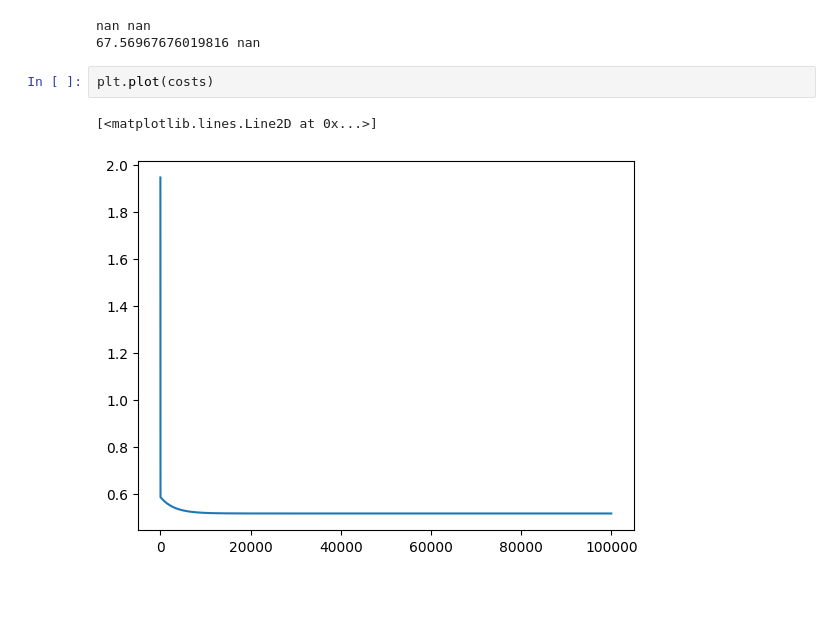
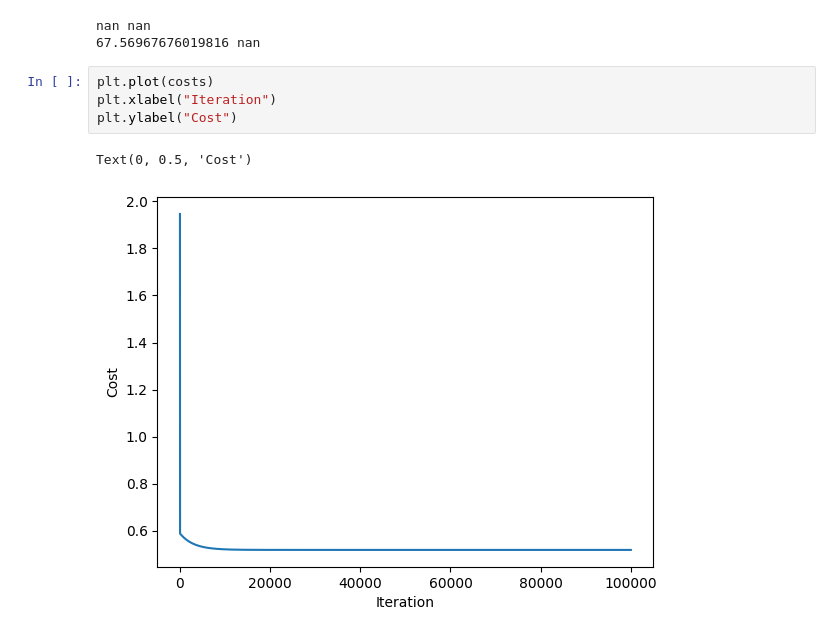
Before and after one commit to swatiagar8906-hash/linear-regression, a Jupyter notebook: linear_regression.ipynb, the cells around one changed output. Saved outputs shown, nothing was run; the diff lists cells and outputs as text; blank space fills up the shorter version.

```diff
--- a/linear_regression.ipynb
+++ b/linear_regression.ipynb
@@ -150,8 +150,10 @@ print(costs[0], costs[-1])
 # %% [output]
 nan nan
 67.56967676019816 nan
-# %%
-plt.plot(costs)
-# %% [output]
-[<matplotlib.lines.Line2D at 0x...>]
-[figure, removed]
+# %%
+plt.plot(costs)
+plt.xlabel("Iteration")
+plt.ylabel("Cost")
+# %% [output]
+Text(0, 0.5, 'Cost')
+[figure, added]
```
Also changed, not shown: parts of 1 cell of this notebook.
